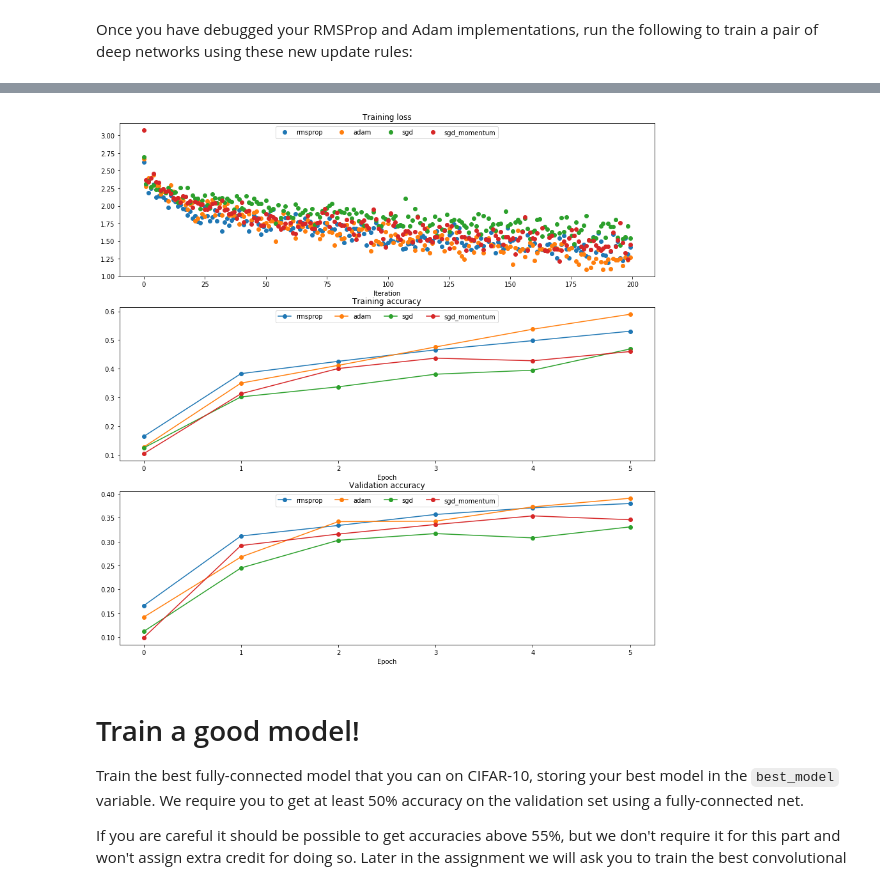
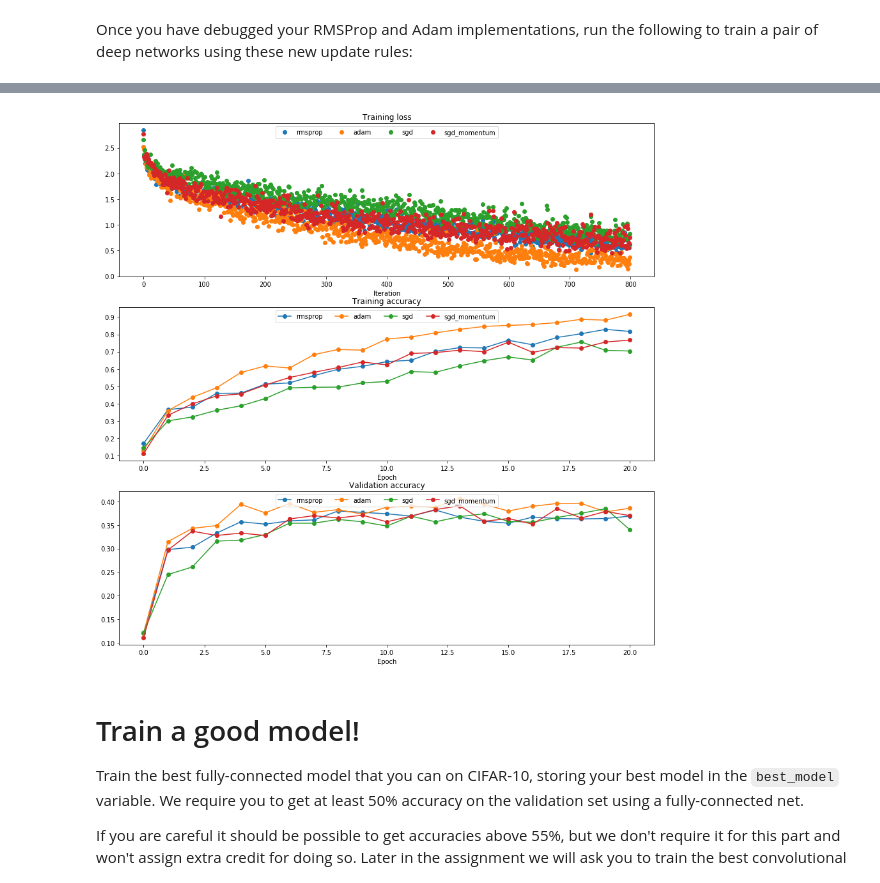
Before and after one commit to sshleifer/cs231, a Jupyter notebook: assignments/assignment2/FullyConnectedNets.ipynb, the cells around one changed output, grey strips where cells are left out. Drawn from its saved outputs; the diff is of its cells as text; code cells hidden in the pictures.

```diff
--- a/assignments/assignment2/FullyConnectedNets.ipynb
+++ b/assignments/assignment2/FullyConnectedNets.ipynb
@@ -642,7 +642,7 @@ for update_rule in ['sgd', 'sgd_momentum']:
   model = FullyConnectedNet([100, 100, 100, 100, 100], weight_scale=5e-2)
 
   solver = Solver(model, small_data,
-                  num_epochs=5, batch_size=100,
+                  num_epochs=20, batch_size=100,
                   update_rule=update_rule,
                   optim_config={
                     'learning_rate': 1e-2,
@@ -777,10 +777,13 @@ Once you have debugged your RMSProp and Adam implementations, run the following
 learning_rates = {'rmsprop': 1e-4, 'adam': 1e-3}
 for update_rule in ['adam', 'rmsprop']:
   print 'running with ', update_rule
-  model = FullyConnectedNet([100, 100, 100, 100, 100], weight_scale=5e-2)
+  model = FullyConnectedNet([100, 100, 100, 100, 100],
+                            # dropout=0.5,
+                            weight_scale=5e-2)
 
   solver = Solver(model, small_data,
-                  num_epochs=5, batch_size=100,
+                  num_epochs=20, batch_size=100,
+
                   update_rule=update_rule,
                   optim_config={
                     'learning_rate': learning_rates[update_rule]
@@ -838,4 +841,4 @@ running with  adam
-[figure, old version]
+[figure, new version]
 # %% [markdown]
 # Train a good model!
 Train the best fully-connected model that you can on CIFAR-10, storing your best model in the `best_model` variable. We require you to get at least 50% accuracy on the validation set using a fully-connected net.
```
Also changed, not shown: parts of 3 cells of this notebook, 5 other files.
